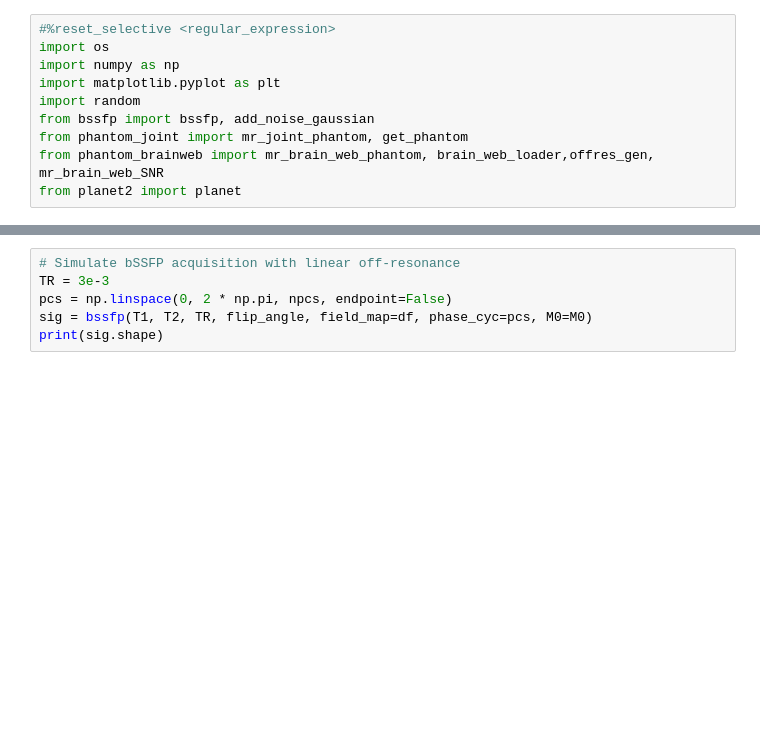
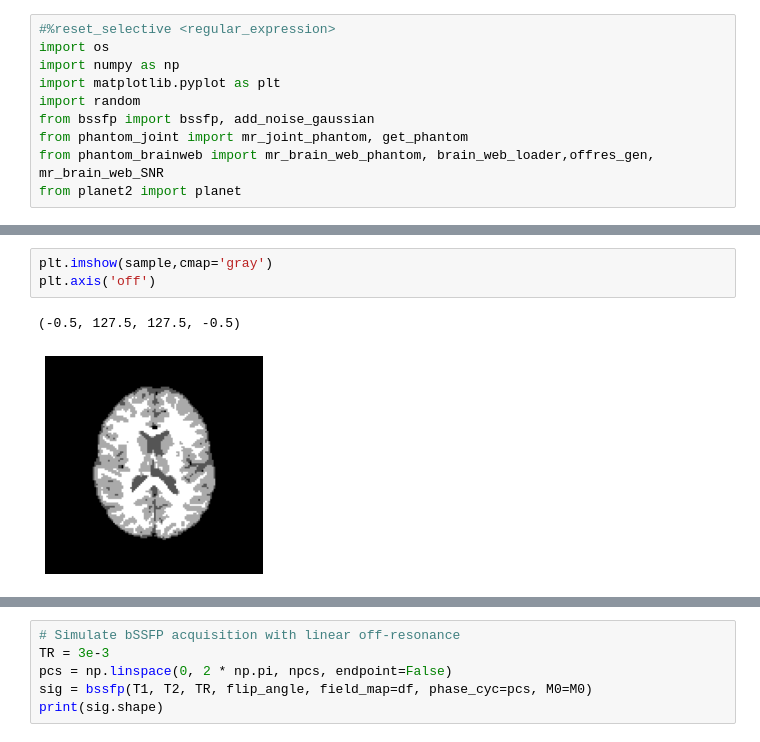
Before and after one commit to yv17/MRI-Deep-Learning, a Jupyter notebook: bssfp_data_generator/test_data.ipynb, the cells around one changed output, grey strips where cells are left out. Saved outputs shown, nothing was run; the diff lists cells and outputs as text; blank space fills up the shorter version.

```diff
--- a/bssfp_data_generator/test_data.ipynb
+++ b/bssfp_data_generator/test_data.ipynb
@@ -67,0 +66,6 @@ plt.axis('off')
+# %%
+plt.imshow(sample,cmap='gray')
+plt.axis('off')
+# %% [output]
+(-0.5, 127.5, 127.5, -0.5)
+[figure, added]
```
Also changed, not shown: parts of 11 cells of this notebook, 8 other files.
